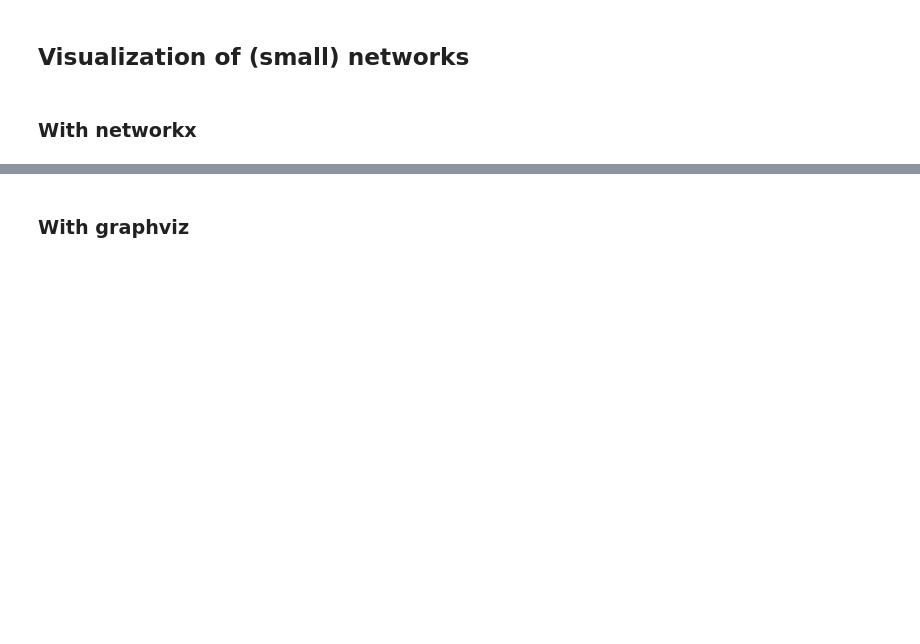
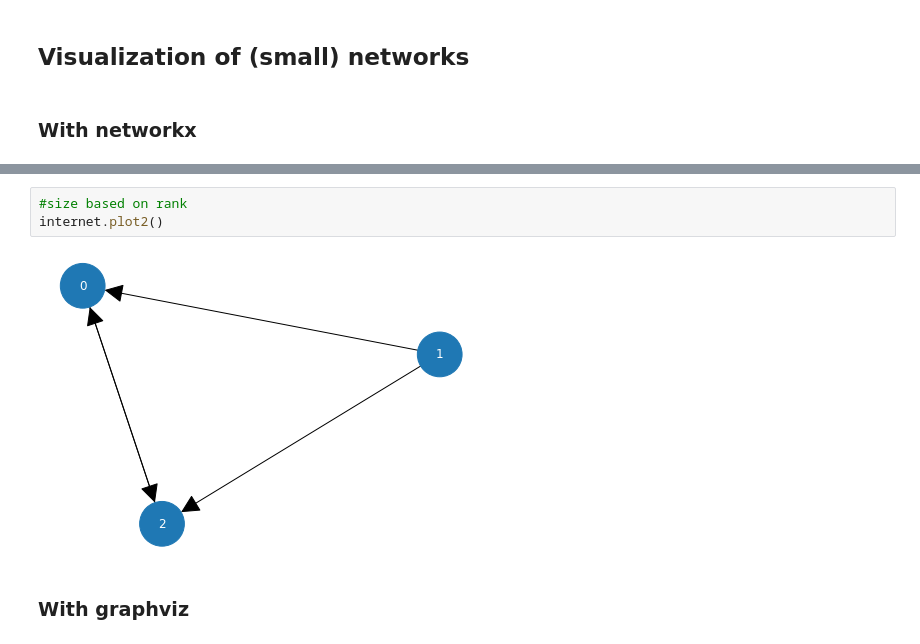
Before and after one commit to Yvee1/pagerank, a Jupyter notebook: pagerank.ipynb, the cells around one changed output, grey strips where cells are left out. Cells and saved outputs as stored; diff of their text form; blank space fills up the shorter version.

```diff
--- a/pagerank.ipynb
+++ b/pagerank.ipynb
@@ -148,2 +241,7 @@ plt.show()
+# %%
+#size based on rank
+internet.plot2()
+# %% [output]
+[figure, added]
 # %% [markdown]
 ### With graphviz
```
Also changed, not shown: parts of 16 cells of this notebook.
